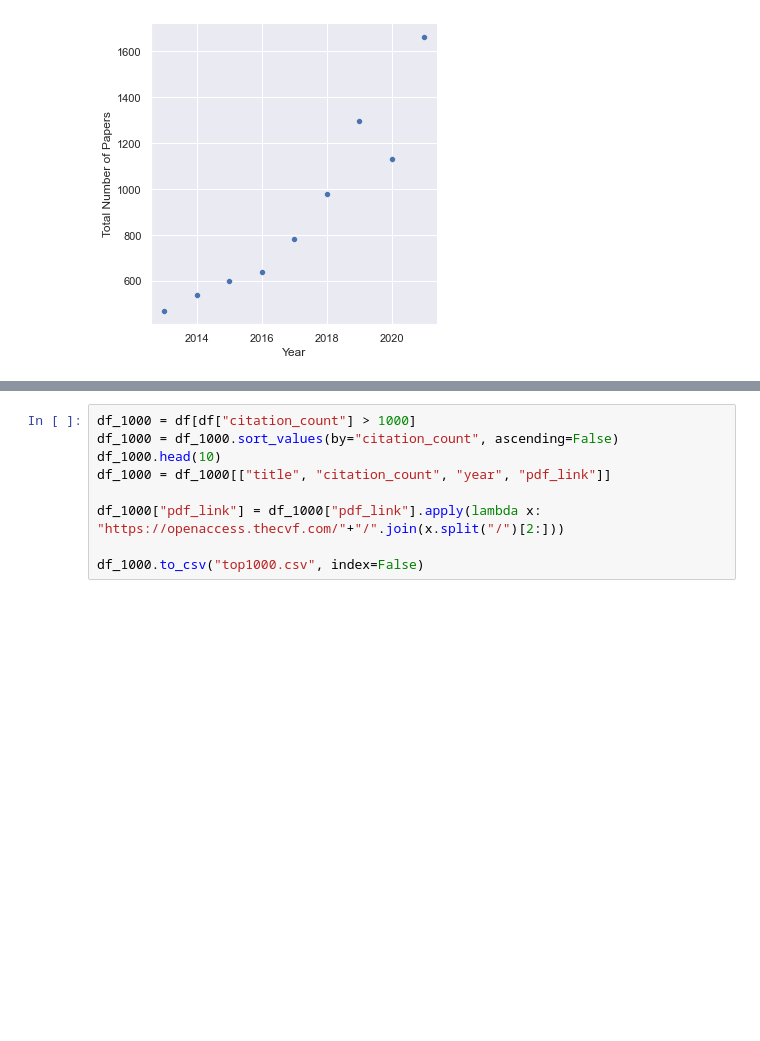
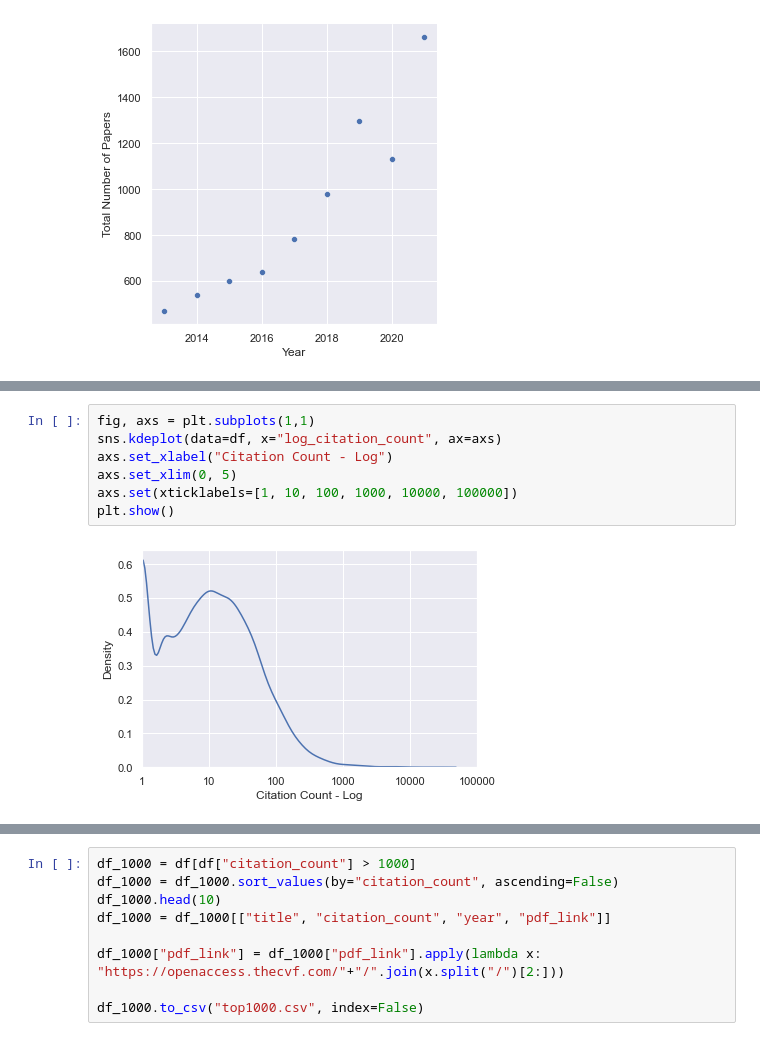
Before and after one commit to velatkilic/CVPR_Paper_Analysis_NLP, a Jupyter notebook: 1_eda_citation_vs_time.ipynb, the cells around one changed output, grey strips where cells are left out. Cells and saved outputs as stored; diff of their text form; blank space fills up the shorter version.

```diff
--- a/1_eda_citation_vs_time.ipynb
+++ b/1_eda_citation_vs_time.ipynb
@@ -97 +108,10 @@ sns.ecdfplot(data=df, x="log_citation_count" )
+# %%
+fig, axs = plt.subplots(1,1)
+sns.kdeplot(data=df, x="log_citation_count", ax=axs)
+axs.set_xlabel("Citation Count - Log")
+axs.set_xlim(0, 5)
+axs.set(xticklabels=[1, 10, 100, 1000, 10000, 100000])
+plt.show()
+# %% [output]
+[figure, added]
 # %%
```
Also changed, not shown: parts of 7 cells of this notebook, 21 other files.
